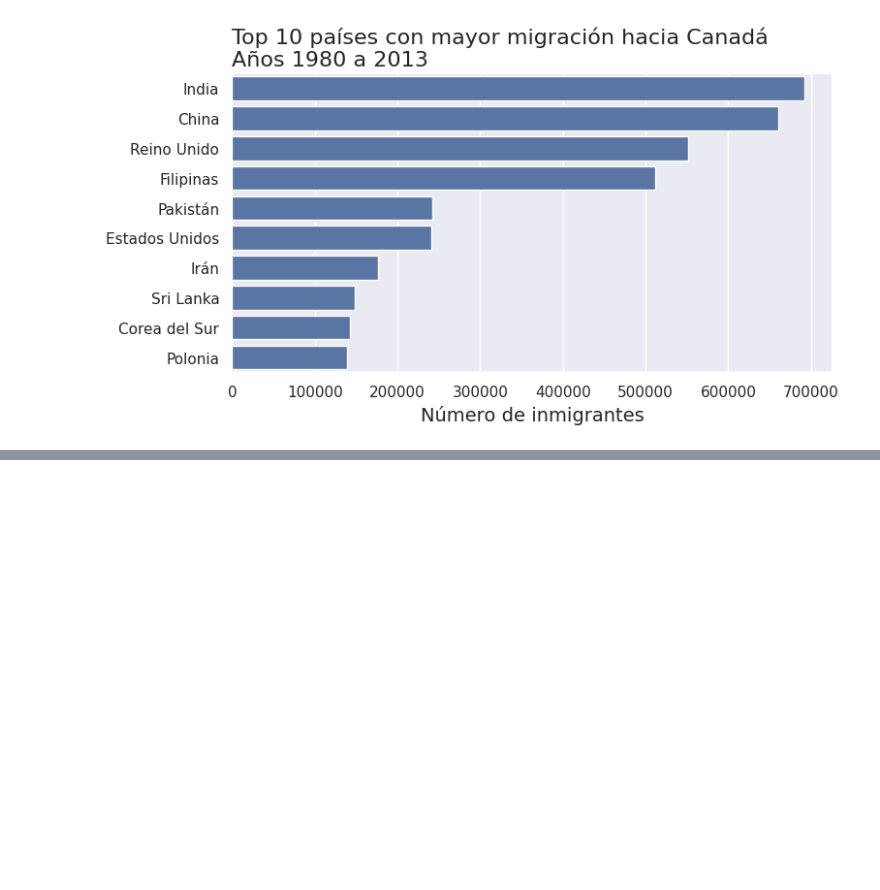
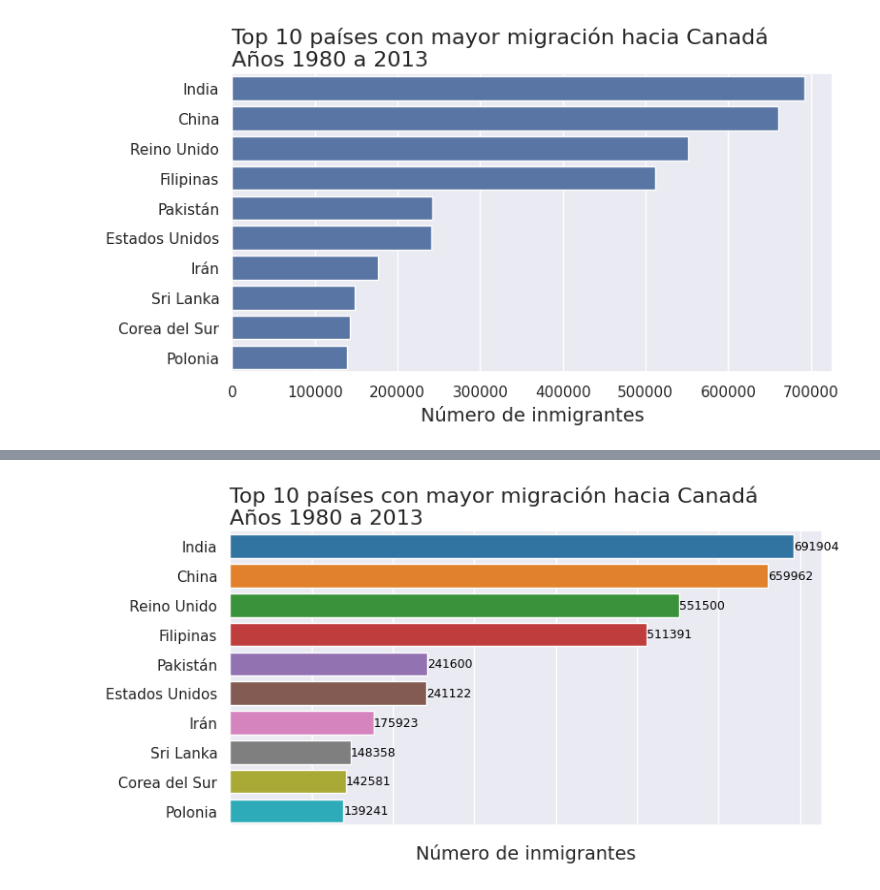
Before and after one commit to Goyo0117970/Visualizaci-n, a Jupyter notebook: visualizacion_de_datos_con_python.ipynb, the cells around one changed output, grey strips where cells are left out. Drawn from its saved outputs; the diff is of its cells as text; code cells hidden in the pictures; blank space fills up the shorter version.

```diff
--- a/visualizacion_de_datos_con_python.ipynb
+++ b/visualizacion_de_datos_con_python.ipynb
@@ -412,0 +406,5 @@ generar_grafico('Paired')
+# %%
+sns.set_theme()
+generar_grafico('tab10')
+# %% [output]
+[figure, added]
```
Also changed, not shown: parts of 9 cells of this notebook.
